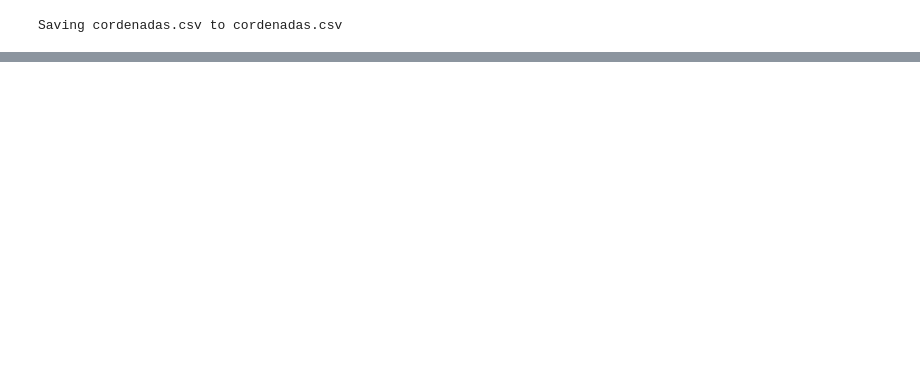
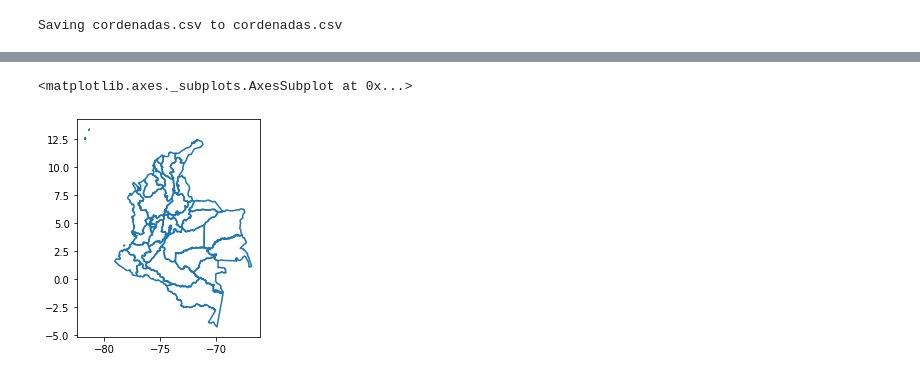
Before and after one commit to karloxkronfeld/covid19, a Jupyter notebook: mapaCovidColombia.ipynb, the cells around one changed output, grey strips where cells are left out. Drawn from its saved outputs; the diff is of its cells as text; code cells hidden in the pictures; blank space fills up the shorter version.

```diff
--- a/mapaCovidColombia.ipynb
+++ b/mapaCovidColombia.ipynb
@@ -49,0 +53,4 @@ show()
+# %%
+casos={casos_depto.codigo[i]:casos_depto.casos[i] for i in range(len(casos_depto))}
+# %%
+geocol["casos"]=geocol.DPTO.map(casos)
@@ -49,0 +70,5 @@ show()
+# %%
+geocol.boundary.plot()
+# %% [output]
+<matplotlib.axes._subplots.AxesSubplot at 0x...>
+[figure, added]
```
Also changed, not shown: parts of 11 cells of this notebook.
